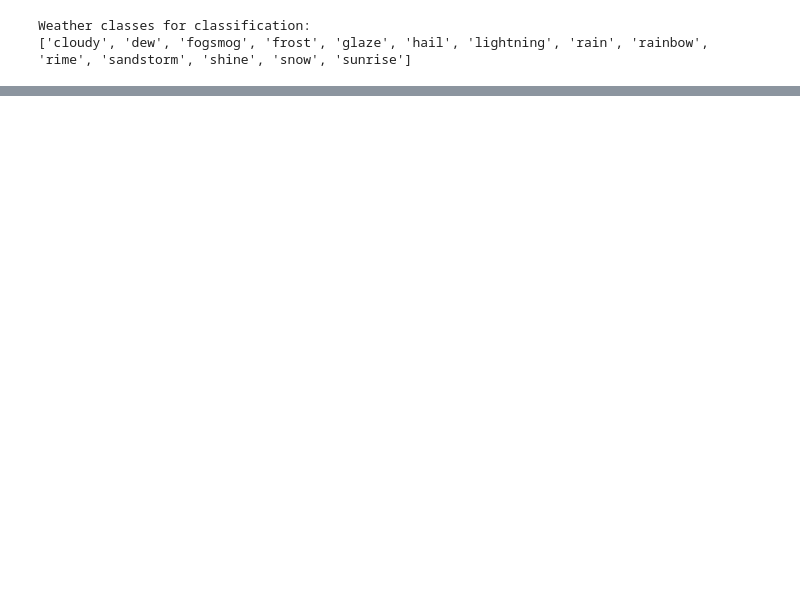
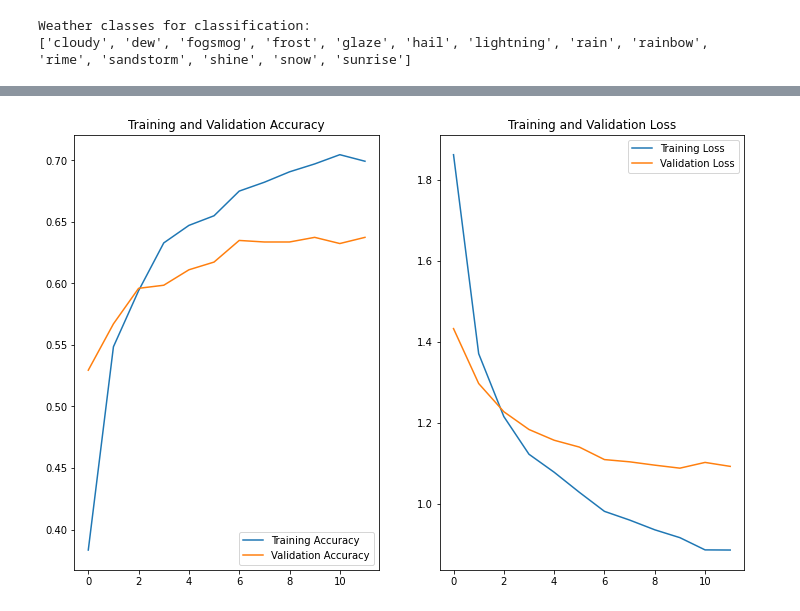
Before and after one commit to irmlin/weather-classification, a Jupyter notebook: transfer_learning.ipynb, the cells around one changed output, grey strips where cells are left out. Drawn from its saved outputs; the diff is of its cells as text; code cells hidden in the pictures; blank space fills up the shorter version.

```diff
--- a/transfer_learning.ipynb
+++ b/transfer_learning.ipynb
@@ -38,0 +14,2 @@ Using 1597 files for validation.
+# %%
+train_data, val_data, test_data = config.load_data_larger_shape()
@@ -74,0 +27,12 @@ in user code:
+# %%
+mobilenet_v2 = "https://tfhub.dev/google/tf2-preview/mobilenet_v2/feature_vector/4"
+mobile_net_layers = hub.KerasLayer(mobilenet_v2, input_shape=(config.IMG_HEIGHT_LARGE, config.IMG_WIDTH_LARGE, 3))
+mobile_net_layers.trainable = False
+
+transfermodel = tf.keras.Sequential([
+  mobile_net_layers,
+  tf.keras.layers.Dropout(0.2),
+  tf.keras.layers.Dense(config.NUM_CLASSES)
+])
+
+transfermodel.summary()
@@ -75,10 +55,10 @@ in user code:
 # %%
-model.compile(
+early_stop = tf.keras.callbacks.EarlyStopping(
+	monitor="val_loss",
+	patience=config.EARLY_STOPPING_PATIENCE,
+	restore_best_weights=True)
+
+transfermodel.compile(
   optimizer=tf.keras.optimizers.Adam(),
   loss=tf.keras.losses.SparseCategoricalCrossentropy(from_logits=True),
   metrics=['accuracy'])
-
-history = model.fit(train_data,
-                    validation_data=val_data,
-                    epochs=config.EPOCHS,
-                    batch_size=config.BATCH_SIZE)
@@ -90,0 +65,6 @@ ValueError: in user code:
+# %%
+history = transfermodel.fit(train_data,
+                    validation_data=val_data,
+                    epochs=config.EPOCHS,
+                    batch_size=config.BATCH_SIZE,
+                    callbacks=[early_stop])
@@ -90,0 +159,6 @@ ValueError: in user code:
+# %%
+import helper_functions
+
+helper_functions.visualize_training_progress(history.history, len(history.epoch))
+# %% [output]
+[figure, added]
```
Also changed, not shown: parts of 14 cells of this notebook, 4 other files.
